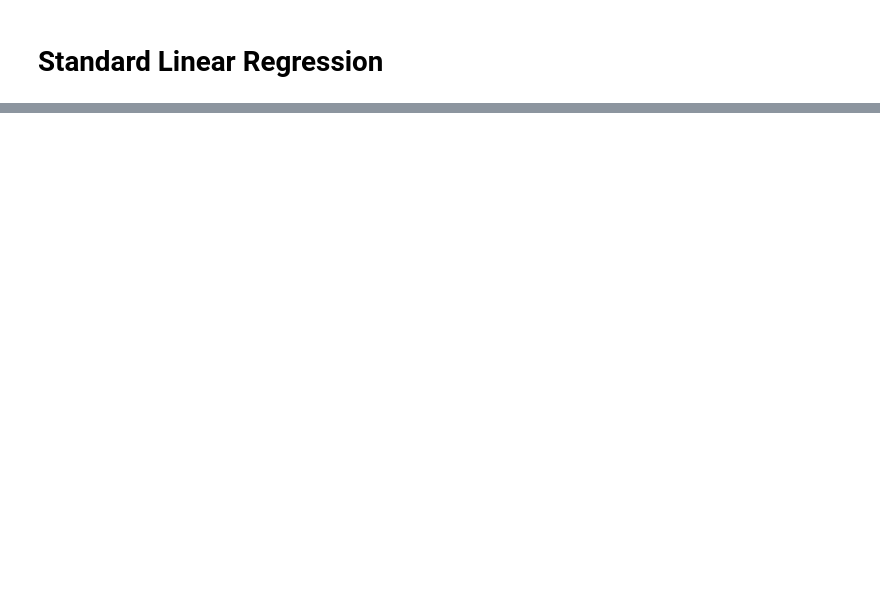
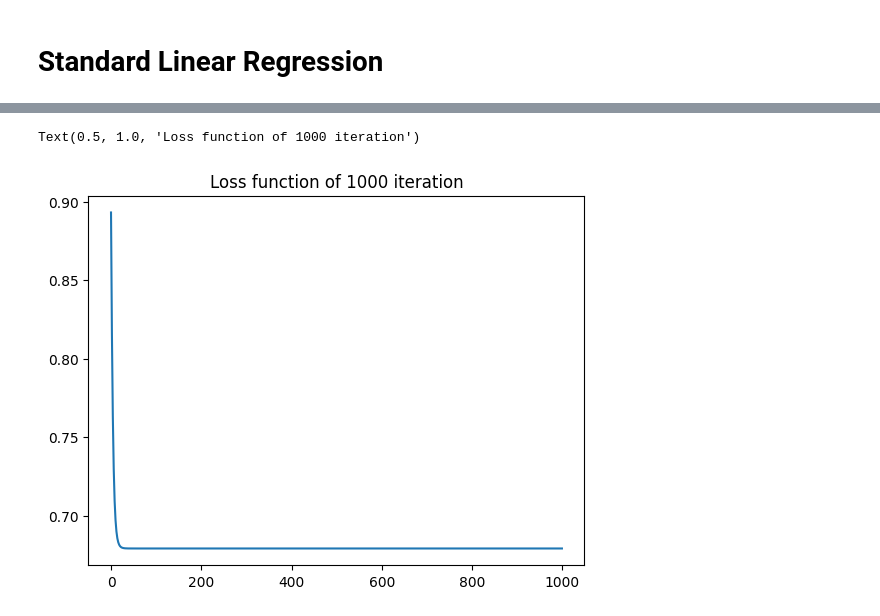
Before and after one commit to alexanderneva/nets, a Jupyter notebook: regression.ipynb, the cells around one changed output, grey strips where cells are left out. Drawn from its saved outputs; the diff is of its cells as text; code cells hidden in the pictures; blank space fills up the shorter version.

```diff
--- a/regression.ipynb
+++ b/regression.ipynb
@@ -208,0 +259,6 @@ weights.mean(),bias[0]
+# %%
+plt.plot(loss_storage)
+plt.title(f"Loss function of {num_epochs} iteration")
+# %% [output]
+Text(0.5, 1.0, 'Loss function of 1000 iteration')
+[figure, added]
```
Also changed, not shown: parts of 11 cells of this notebook, 1 other file.
